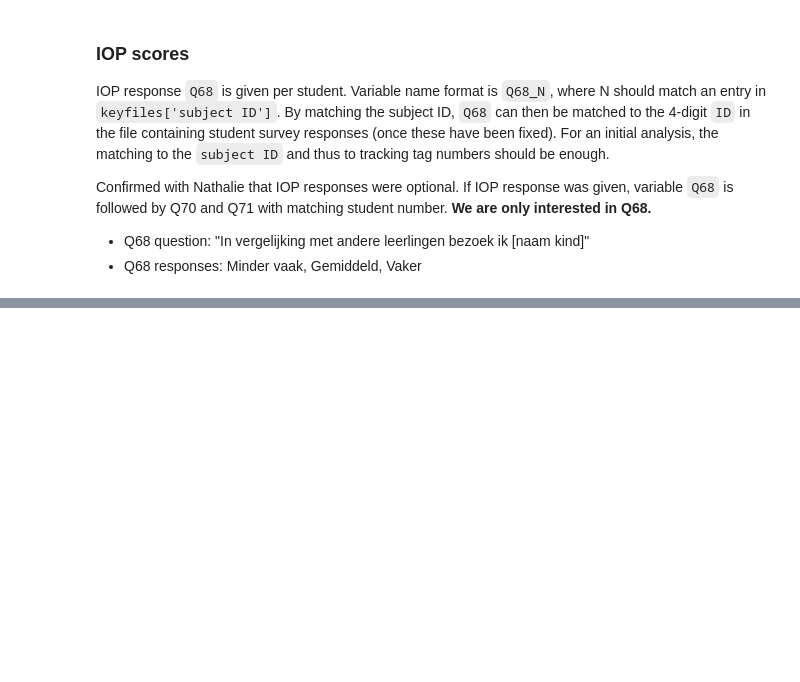
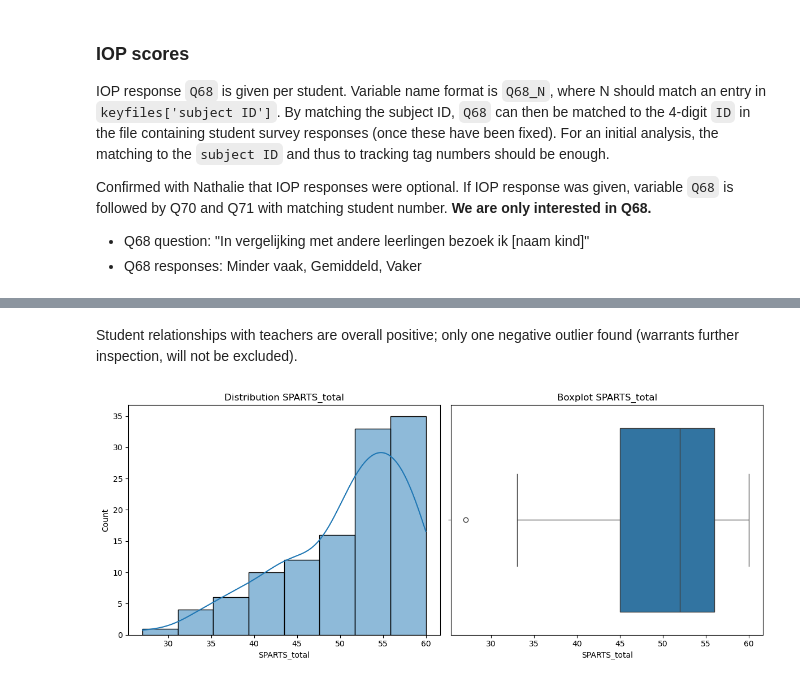
Before and after one commit to majaazdaja/dsp, a Jupyter notebook: notebooks/survey-data.ipynb, the cells around one changed output, grey strips where cells are left out. Saved outputs shown, nothing was run; the diff lists cells and outputs as text; code cells hidden in the pictures; blank space fills up the shorter version.

Commit message:
SPARTS raw stats done

```diff
--- a/notebooks/survey-data.ipynb
+++ b/notebooks/survey-data.ipynb
@@ -694,3 +581,0 @@ key
-# %%
-# Change school 44 to 1 to match student response file
-keyfiles.loc[keyfiles['school']=='44', 'school'] = '1'
@@ -923,0 +909,8 @@ I cannot find a score sheet for this test that is not behind a paywall. The COTA
+# %%
+print('Entries with comments - printed for manual inspection:')
+display(keyfile_filtered.loc[~keyfile_filtered['comments'].isna()])
+
+print('Entries with consent != 1 - printed for manual inspection:')
+display(keyfile_filtered.loc[keyfile_filtered['consent']!='1'])
+
+keyfile_filtered.loc[keyfile_filtered['ID_survey']=='2283', 'consent'] = '1'
@@ -923,0 +940,7 @@ I cannot find a score sheet for this test that is not behind a paywall. The COTA
+# %%
+# Rename keyfile_filtered to master
+
+master = keyfile_filtered.copy()
+
+print('Raw descriptives for SPARTS_total scores:')
+master['SPARTS_total'].describe()
@@ -923,0 +958,27 @@ I cannot find a score sheet for this test that is not behind a paywall. The COTA
+# %% [markdown]
+Student relationships with teachers are overall positive; only one negative outlier found (warrants further inspection, will not be excluded).
+# %%
+# Create side-by-side plots
+fig, axes = plt.subplots(1, 2, figsize=(12, 5))  # 1 row, 2 columns
+
+# Histogram with KDE
+sns.histplot(
+    data=master,
+    x='SPARTS_total',
+    kde=True,
+    ax=axes[0]  # Plot on the first subplot
+)
+axes[0].set_title('Distribution SPARTS_total')
+
+# Boxplot
+sns.boxplot(
+    data=master,
+    x='SPARTS_total',
+    ax=axes[1]  # Plot on the second subplot
+)
+axes[1].set_title('Boxplot SPARTS_total')
+
+plt.tight_layout()
+plt.show()
+# %% [output]
+[figure, added]
```
Also changed, not shown: parts of 63 cells of this notebook, 1 other file.
